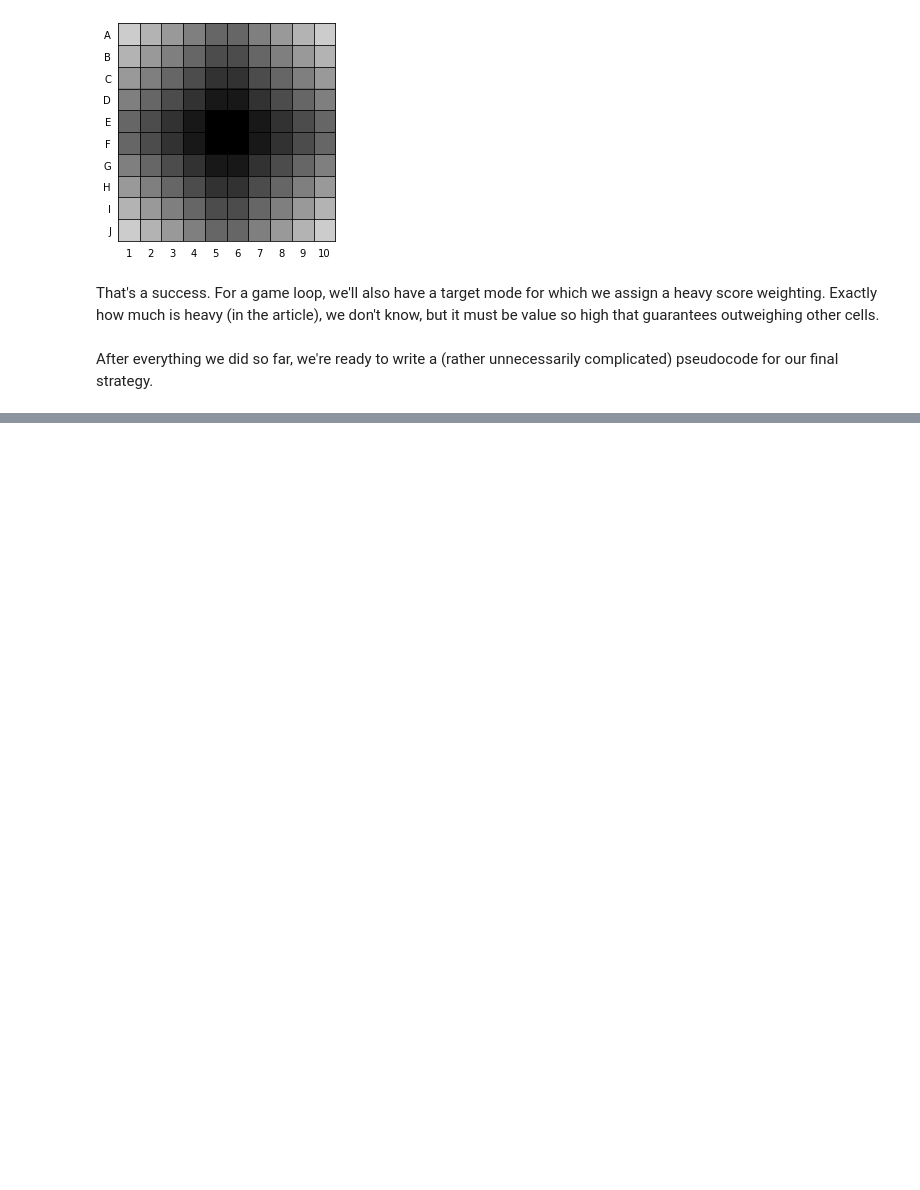
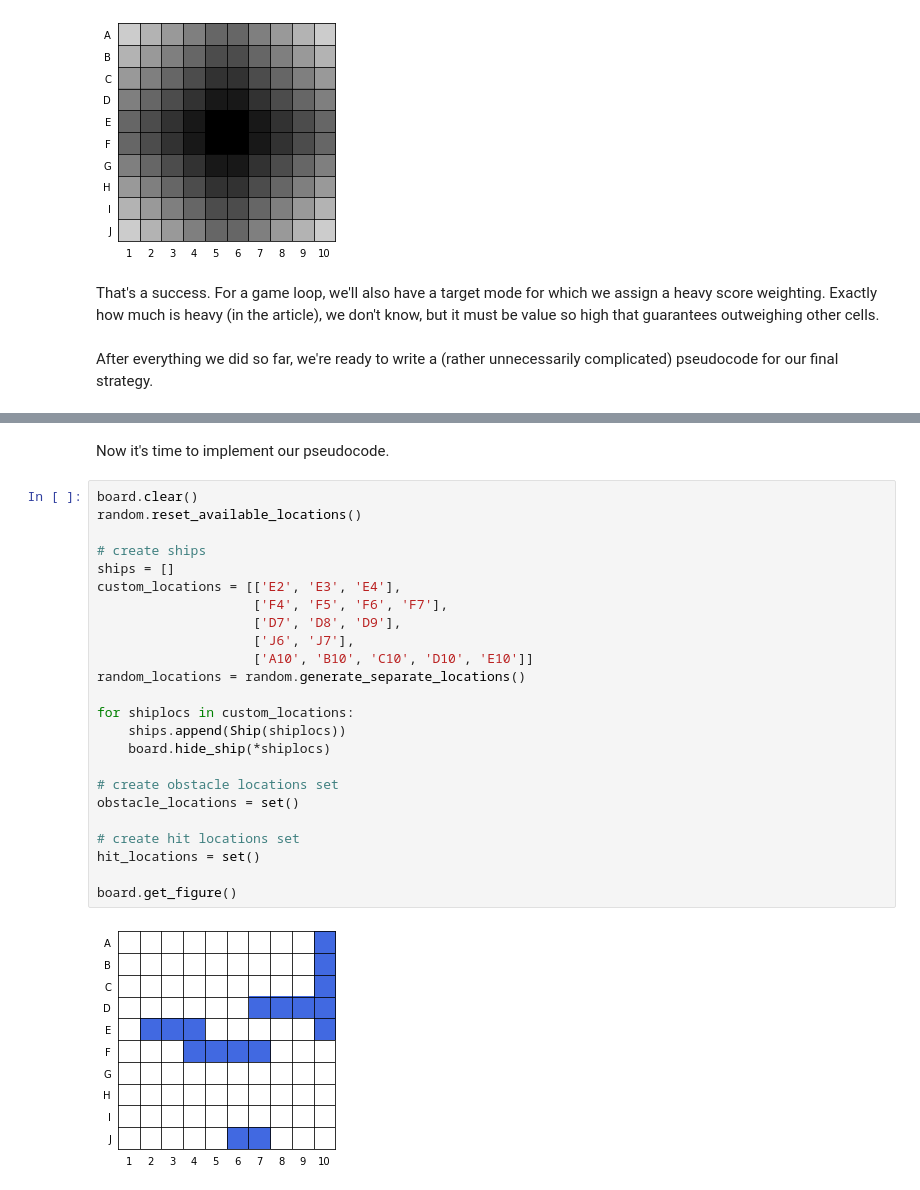
Before and after one commit to lnadi17/battleship-simulator, a Jupyter notebook: final-strategy.ipynb, the cells around one changed output, grey strips where cells are left out. Saved outputs shown, nothing was run; the diff lists cells and outputs as text; blank space fills up the shorter version.

```diff
--- a/final-strategy.ipynb
+++ b/final-strategy.ipynb
@@ -468,3 +471,31 @@ After everything we did so far, we're ready to write a (rather unnecessarily com
             add current location to obstacle_locations
 
         if game over, break
+# %% [markdown]
+Now it's time to implement our pseudocode.
+# %%
+board.clear()
+random.reset_available_locations()
+
+# create ships
+ships = []
+custom_locations = [['E2', 'E3', 'E4'],
+                    ['F4', 'F5', 'F6', 'F7'],
+                    ['D7', 'D8', 'D9'],
+                    ['J6', 'J7'],
+                    ['A10', 'B10', 'C10', 'D10', 'E10']]
+random_locations = random.generate_separate_locations()
+
+for shiplocs in custom_locations:
+    ships.append(Ship(shiplocs))
+    board.hide_ship(*shiplocs)
+
+# create obstacle locations set
+obstacle_locations = set()
+
+# create hit locations set
+hit_locations = set()
+
+board.get_figure()
+# %% [output]
+[figure, added]
```
Also changed, not shown: parts of 5 cells of this notebook.
